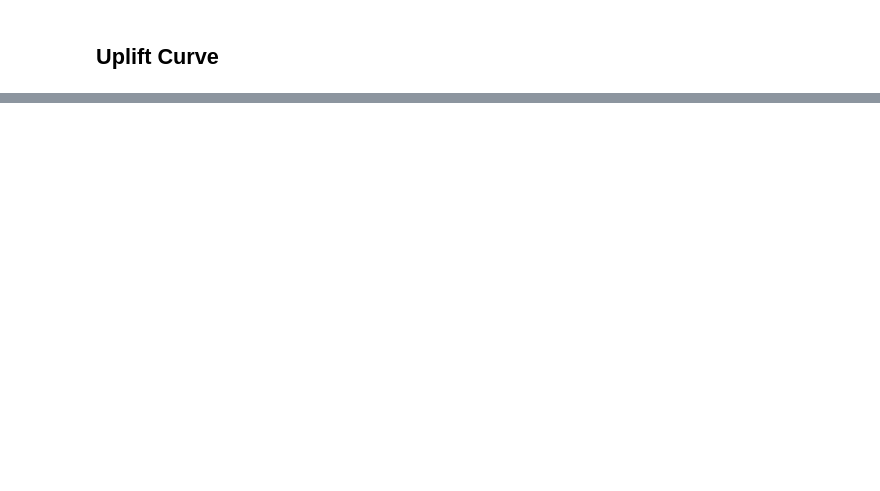
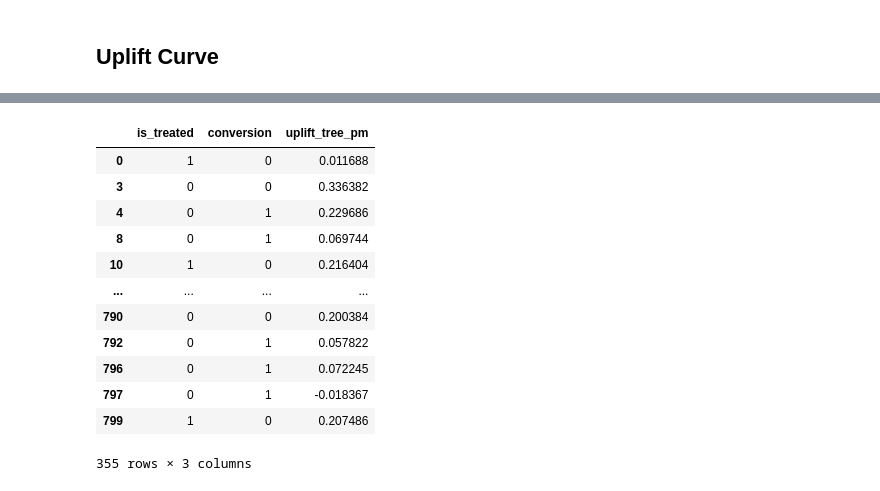
Before and after one commit to yling1105/causalml, a Jupyter notebook: causalml/inference/test_for_pm1.ipynb, the cells around one changed output, grey strips where cells are left out. Cells and saved outputs as stored; diff of their text form; code cells hidden in the pictures; blank space fills up the shorter version.

```diff
--- a/causalml/inference/test_for_pm1.ipynb
+++ b/causalml/inference/test_for_pm1.ipynb
@@ -118,0 +142,16 @@ plot_gain(auuc_metrics_pm, outcome_col='conversion', treatment_col='is_treated')
+# %%
+auuc_metrics_pm
+# %% [output]
+|  | is_treated | conversion | uplift_tree_pm |
+| 0 | 1 | 0 | 0.011688 |
+| 3 | 0 | 0 | 0.336382 |
+| 4 | 0 | 1 | 0.229686 |
+| 8 | 0 | 1 | 0.069744 |
+| 10 | 1 | 0 | 0.216404 |
+| ... | ... | ... | ... |
+| 790 | 0 | 0 | 0.200384 |
+| 792 | 0 | 1 | 0.057822 |
+| 796 | 0 | 1 | 0.072245 |
+| 797 | 0 | 1 | -0.018367 |
+| 799 | 1 | 0 | 0.207486 |
+355 rows × 3 columns
```
Also changed, not shown: parts of 17 cells of this notebook, 1 other file.
